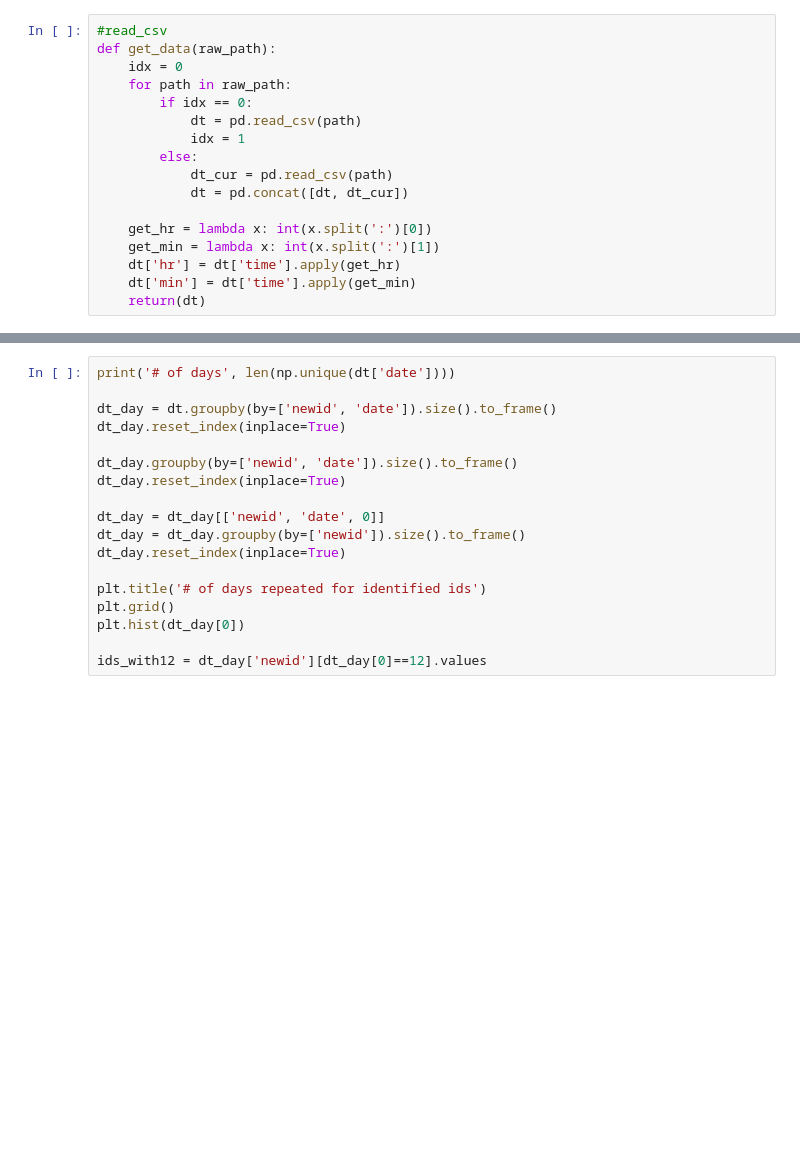
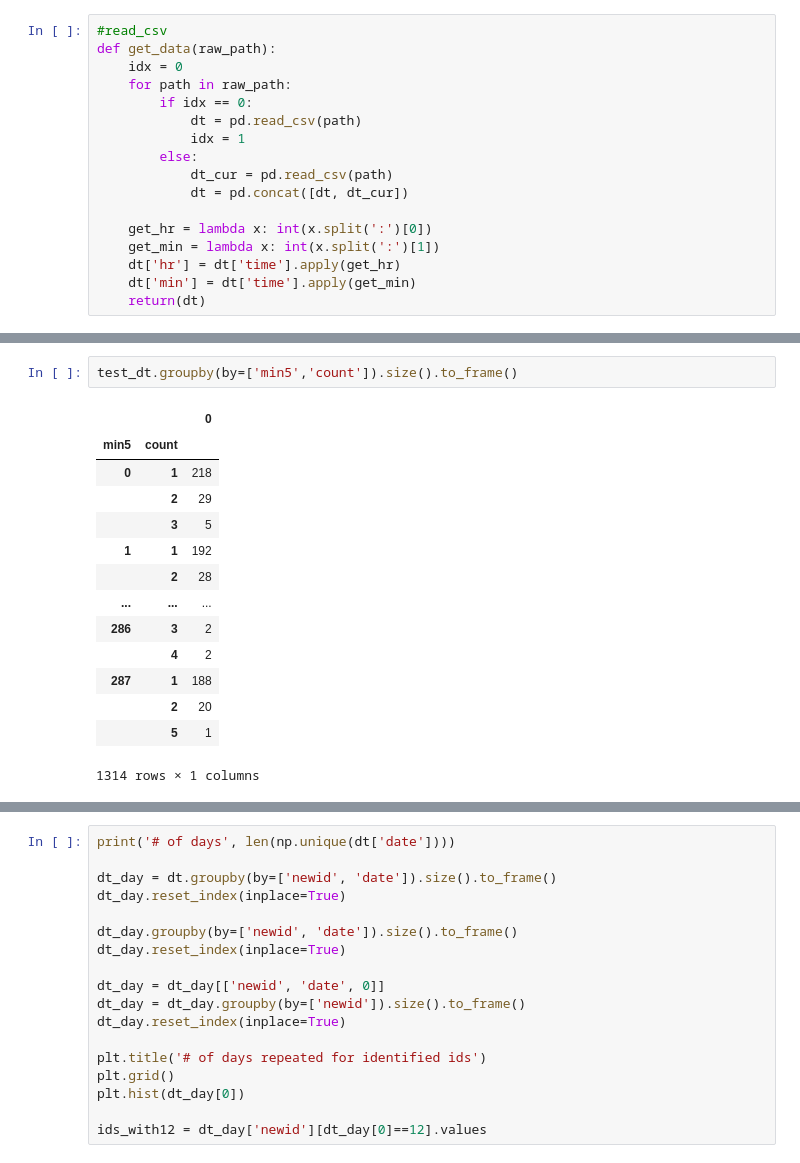
Before and after one commit to Yiran6/app_baseddata_processing, a Jupyter notebook: check_temporal.ipynb, the cells around one changed output, grey strips where cells are left out. Cells and saved outputs as stored; diff of their text form; blank space fills up the shorter version.

```diff
--- a/check_temporal.ipynb
+++ b/check_temporal.ipynb
@@ -45,0 +135,17 @@ dt = get_data(raw_dt_path)
+# %%
+test_dt.groupby(by=['min5','count']).size().to_frame()
+# %% [output]
+|  |  | 0 |
+| min5 | count |  |
+| 0 | 1 | 218 |
+|  | 2 | 29 |
+|  | 3 | 5 |
+| 1 | 1 | 192 |
+|  | 2 | 28 |
+| ... | ... | ... |
+| 286 | 3 | 2 |
+|  | 4 | 2 |
+| 287 | 1 | 188 |
+|  | 2 | 20 |
+|  | 5 | 1 |
+1314 rows × 1 columns
```
Also changed, not shown: parts of 11 cells of this notebook.
